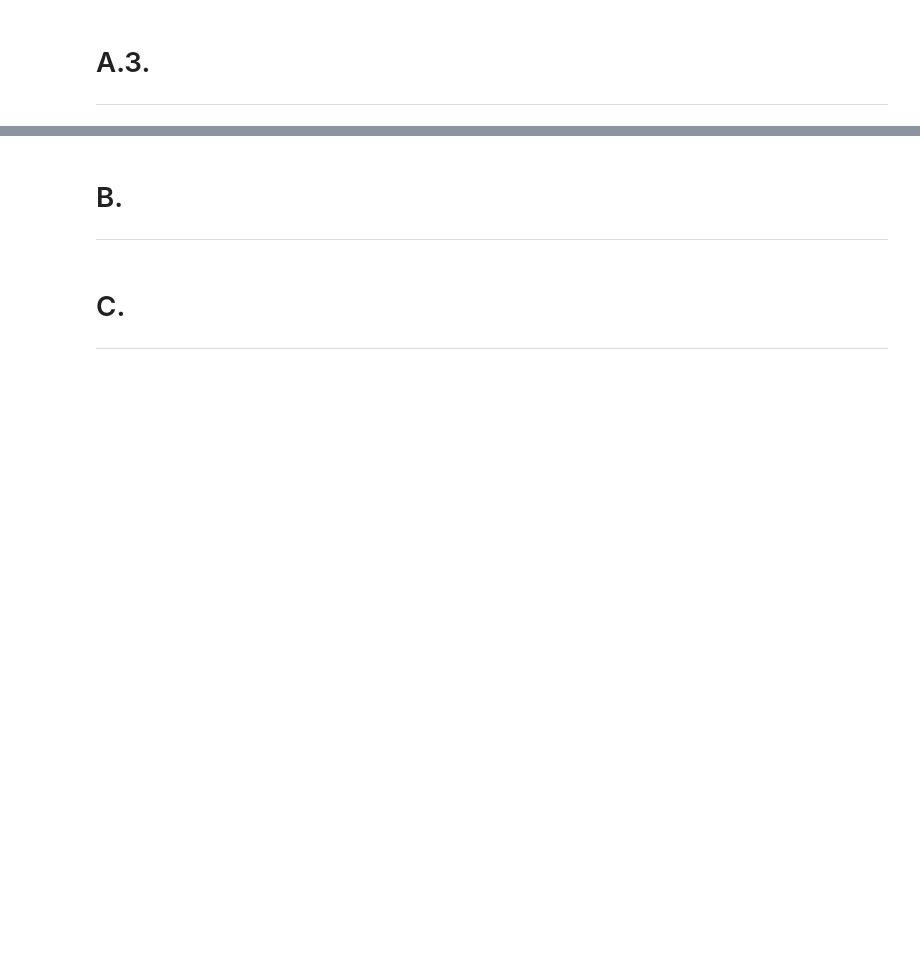
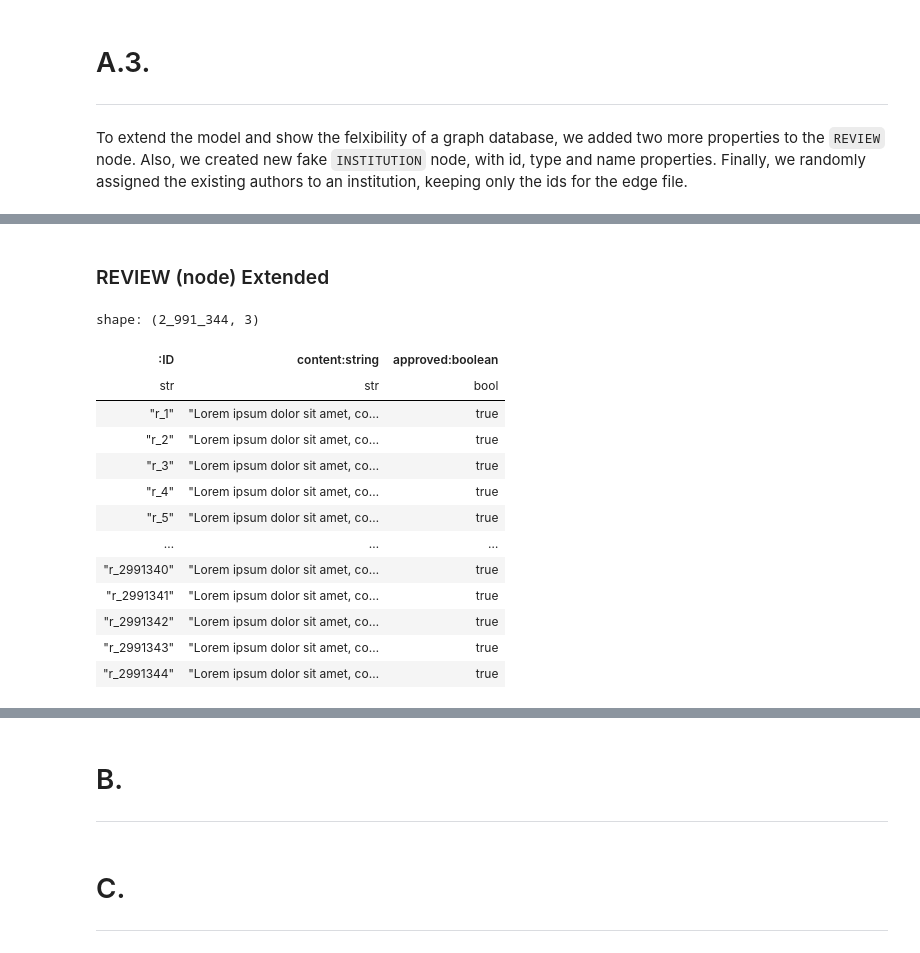
Before and after one commit to romj99/big_data_management_01, a Jupyter notebook: main.ipynb, the cells around one changed output, grey strips where cells are left out. Drawn from its saved outputs; the diff is of its cells as text; code cells hidden in the pictures; blank space fills up the shorter version.

```diff
--- a/main.ipynb
+++ b/main.ipynb
@@ -1417,5 +1421,34 @@ df_edge_of.write_csv(f'final_data/edge_of.csv', separator=';')
 # %% [markdown]
 # A.3.
 ---
+# %% [markdown]
+To extend the model and show the felxibility of a graph database, we added two more properties to the `REVIEW` node.
+Also, we created new fake `INSTITUTION` node, with id, type and name properties. Finally, we randomly assigned the existing authors to an institution, keeping only the ids for the edge file.
 # %% [markdown]
 ![BDM_lab1_a3.png](imgs/BDM_lab01_a3.png)
+# %% [markdown]
+### REVIEW (node) Extended
+# %%
+df_node_review = (
+    df_node_review
+    .with_columns(
+        pl.lit("Lorem ipsum dolor sit amet, consectetur adipiscing elit, sed do eiusmod").alias("content:string"),
+        pl.lit(True).alias("approved:boolean"),
+    )
+)
+df_node_review
+# %% [output]
+shape: (2_991_344, 3)
+| :ID | content:string | approved:boolean |
+| str | str | bool |
+| "r_1" | "Lorem ipsum dolor sit amet, co… | true |
+| "r_2" | "Lorem ipsum dolor sit amet, co… | true |
+| "r_3" | "Lorem ipsum dolor sit amet, co… | true |
+| "r_4" | "Lorem ipsum dolor sit amet, co… | true |
+| "r_5" | "Lorem ipsum dolor sit amet, co… | true |
+| … | … | … |
+| "r_2991340" | "Lorem ipsum dolor sit amet, co… | true |
+| "r_2991341" | "Lorem ipsum dolor sit amet, co… | true |
+| "r_2991342" | "Lorem ipsum dolor sit amet, co… | true |
+| "r_2991343" | "Lorem ipsum dolor sit amet, co… | true |
+| "r_2991344" | "Lorem ipsum dolor sit amet, co… | true |
```
Also changed, not shown: parts of 31 cells of this notebook.
